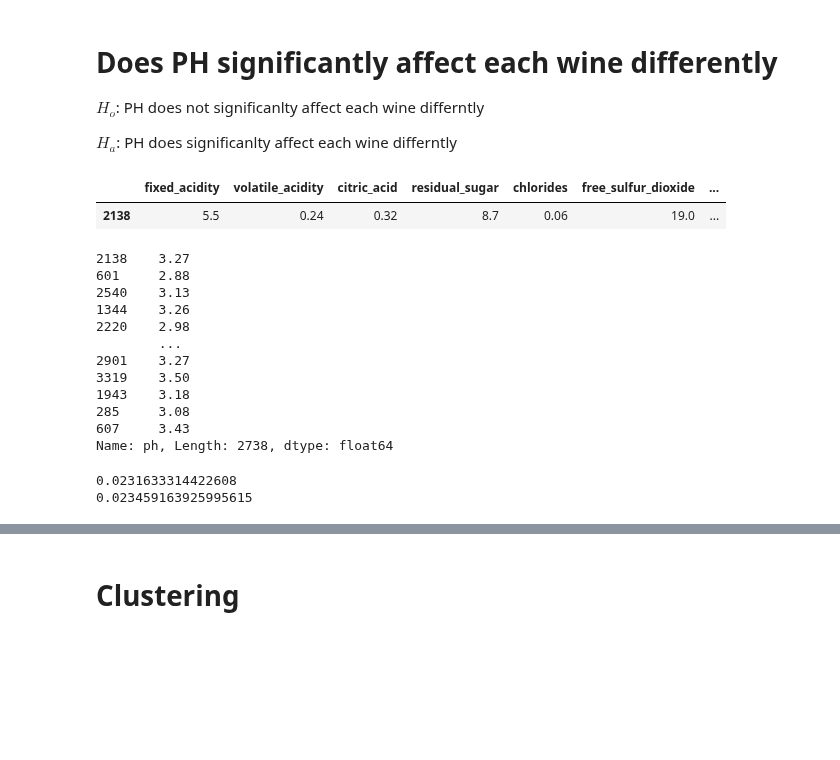
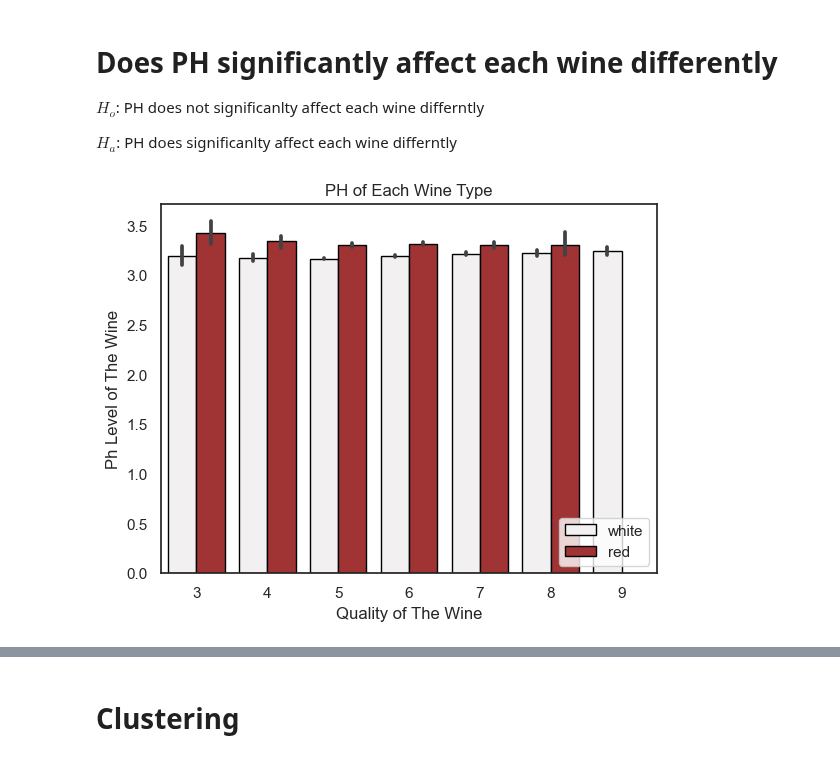
Before and after one commit to wine-clustering-project/wine-cluster, a Jupyter notebook: E_workbook.ipynb, the cells around one changed output, grey strips where cells are left out. Drawn from its saved outputs; the diff is of its cells as text; code cells hidden in the pictures; blank space fills up the shorter version.

```diff
--- a/E_workbook.ipynb
+++ b/E_workbook.ipynb
@@ -55,0 +55,2 @@ combined_wines.columns= combined_wines.columns.str.replace(' ', '')
+# %%
+df= get_wine()
@@ -56,15 +92,17 @@ combined_wines.columns= combined_wines.columns.str.replace(' ', '')
 # %%
-def the_split(combined_wines):
+def data_split(df):
 
     # train/validate/test split and is reproducible due to random_state = 123
-    train_validate, test= train_test_split(combined_wines, test_size= .2, random_state= 123)
+    train_validate, test= train_test_split(df, test_size= .2, random_state= 123)
     train, val= train_test_split(train_validate, test_size= .3, random_state =123)
 
+    print(f'Train shape: {train.shape}\n' )
 
-    print(f'Train shape:{train.shape}\n' )
-    print(f'Validate shape:{val.shape}\n' )
-    print(f'Test shape:{test.shape}\n' )
+    print(f'Validate shape: {val.shape}\n' )
+
+    print(f'Test shape: {test.shape}')
+
     return train, val, test
 # %%
-train, val, test= the_split(combined_wines)
+train, val, test= data_split(df)
 # %% [output]
@@ -99,9 +118,16 @@ for col in combined_wines.columns:
 $H_o$: PH does not significanlty affect each wine differntly
 
 $H_a$: PH does significanlty affect each wine differntly
-# %%
-train.head(1)
-# %% [output]
-|  | fixed_acidity | volatile_acidity | citric_acid | residual_sugar | chlorides | free_sulfur_dioxide | ... |
-| 2138 | 5.5 | 0.24 | 0.32 | 8.7 | 0.06 | 19.0 | ... |
+# %%
+def ph_quality():
+    sns.set(style="white", rc={"grid.linewidth": 0.0})
+    sns.barplot(data = train, x = 'quality', y= 'ph', color = 'firebrick', hue= 'type',alpha = 1, ec = 'black',)
+    plt.legend(loc= 'lower right')
+    plt.xlabel('Quality of The Wine')
+    plt.ylabel('Ph Level of The Wine')
+    plt.title('PH of Each Wine Type')
+# %%
+ph_quality()
+# %% [output]
+[figure, added]
 # %%
@@ -112,21 +135,0 @@ red_ph= red.ph
-# %%
-white_ph= white.ph
-# %% [output]
-2138    3.27
-601     2.88
-2540    3.13
-1344    3.26
-2220    2.98
-        ...
-2901    3.27
-3319    3.50
-1943    3.18
-285     3.08
-607     3.43
-Name: ph, Length: 2738, dtype: float64
-# %%
-print(red_ph.var())
-print(white_ph.var())
-# %% [output]
-0.0231633314422608
-0.023459163925995615
```
Also changed, not shown: parts of 100 cells of this notebook, 1 other file.
